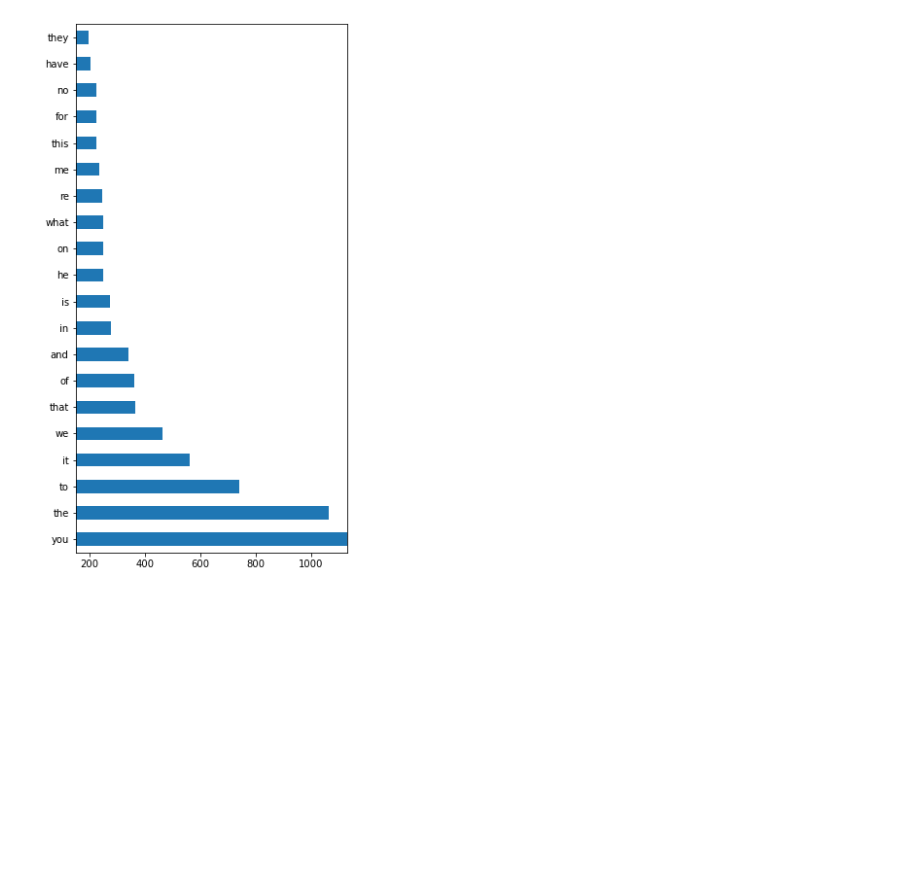
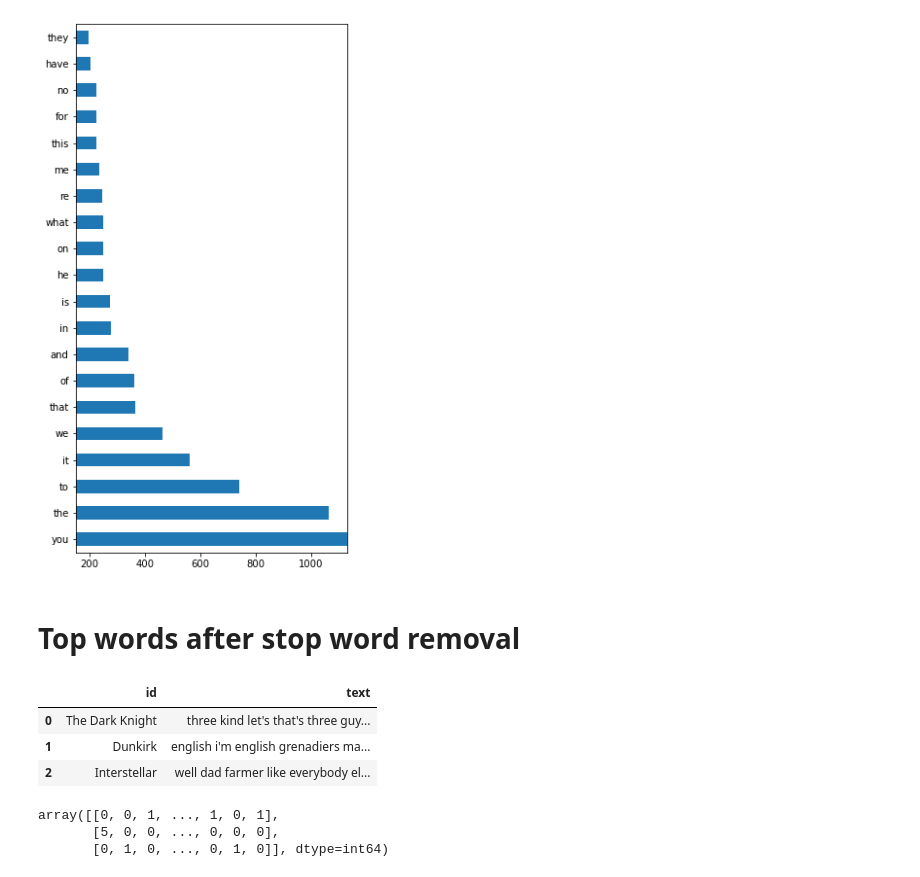
Before and after one commit to mrasyadc/activity4-nlp-subtitle-analysis, a Jupyter notebook: theme-subtitle.ipynb, the cells around one changed output. Saved outputs shown, nothing was run; the diff lists cells and outputs as text; code cells hidden in the pictures; blank space fills up the shorter version.

```diff
--- a/theme-subtitle.ipynb
+++ b/theme-subtitle.ipynb
@@ -140,3 +146,23 @@ top_vacab.plot(kind = 'barh', figsize=(5,10), xlim= (150, 1129))
 # %% [output]
 <AxesSubplot:>
 [figure]
+# %% [markdown]
+# Top words after stop word removal
+# %%
+# function for stop word removal
+def remove_stopwords(text):
+    # '''a function for removing the stopword'''
+    # removing the stop words and lowercasing the selected words
+    # for word in text.split():
+    #     if word.lower() not in stopwords.
+    text = [word.lower() for word in text.split() if word.lower() not in stopwords.words('english')]
+    # joining the list of words with space separator
+    return " ".join(text)
+# %%
+corpus_df['text'] = corpus_df['text'].apply(remove_stopwords)
+corpus_df
+# %% [output]
+|  | id | text |
+| 0 | The Dark Knight | three kind let's that's three guy... |
+| 1 | Dunkirk | english i'm english grenadiers ma... |
+| 2 | Interstellar | well dad farmer like everybody el... |
@@ -142,0 +178,7 @@ top_vacab.plot(kind = 'barh', figsize=(5,10), xlim= (150, 1129))
+# %%
+vocab_arr = X.toarray()
+vocab_arr
+# %% [output]
+array([[0, 0, 1, ..., 1, 0, 1],
+       [5, 0, 0, ..., 0, 0, 0],
+       [0, 1, 0, ..., 0, 1, 0]], dtype=int64)
```
Also changed, not shown: parts of 9 cells of this notebook.
